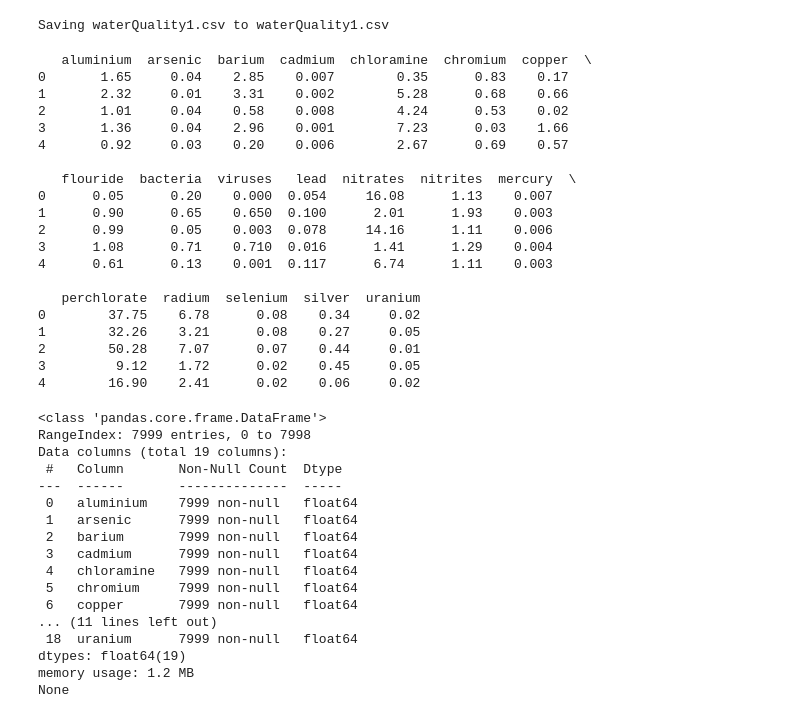
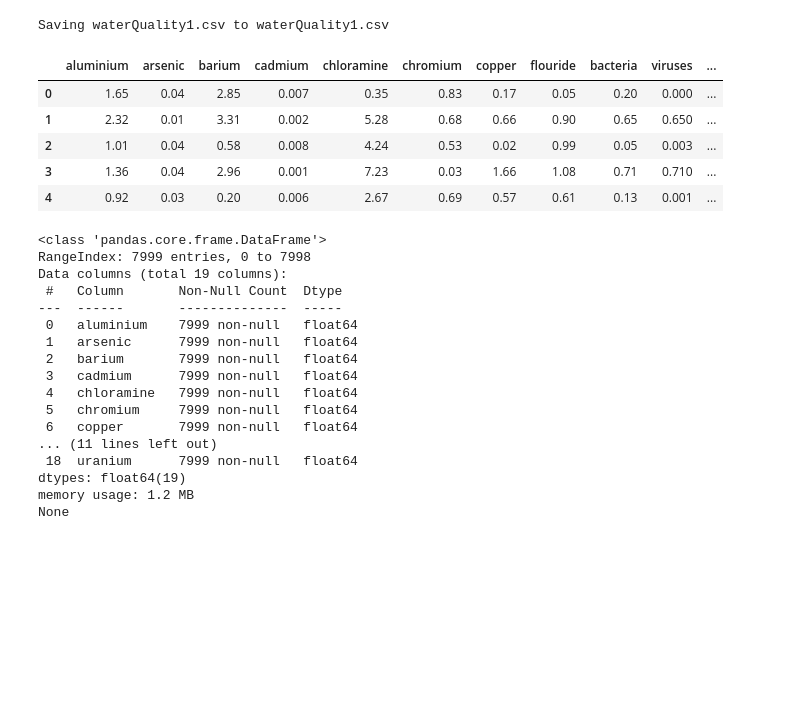
Before and after one commit to andhikapepe/KNN-python-implementation-k-nearest-neighbors, a Jupyter notebook: KNN_python_implementation_k_nearest_neighbors.ipynb, the cells around one changed output. Saved outputs shown, nothing was run; the diff lists cells and outputs as text; code cells hidden in the pictures; blank space fills up the shorter version.

```diff
--- a/KNN_python_implementation_k_nearest_neighbors.ipynb
+++ b/KNN_python_implementation_k_nearest_neighbors.ipynb
@@ -22,31 +22,17 @@ Saving waterQuality1.csv to waterQuality1.csv
 # %%
 # Baca dataset dari file yang diunggah
 dataset = pd.read_csv(file_name)
 dataset = dataset.select_dtypes(include=['int64', 'float64'])
 
 # Tampilkan beberapa baris pertama dari dataset
-print(dataset.head())
+dataset.head()
 # %% [output]
-   aluminium  arsenic  barium  cadmium  chloramine  chromium  copper  \
-0       1.65     0.04    2.85    0.007        0.35      0.83    0.17
-1       2.32     0.01    3.31    0.002        5.28      0.68    0.66
-2       1.01     0.04    0.58    0.008        4.24      0.53    0.02
-3       1.36     0.04    2.96    0.001        7.23      0.03    1.66
-4       0.92     0.03    0.20    0.006        2.67      0.69    0.57
-
-   flouride  bacteria  viruses   lead  nitrates  nitrites  mercury  \
-0      0.05      0.20    0.000  0.054     16.08      1.13    0.007
-1      0.90      0.65    0.650  0.100      2.01      1.93    0.003
-2      0.99      0.05    0.003  0.078     14.16      1.11    0.006
-3      1.08      0.71    0.710  0.016      1.41      1.29    0.004
-4      0.61      0.13    0.001  0.117      6.74      1.11    0.003
-
-   perchlorate  radium  selenium  silver  uranium
-0        37.75    6.78      0.08    0.34     0.02
-1        32.26    3.21      0.08    0.27     0.05
-2        50.28    7.07      0.07    0.44     0.01
-3         9.12    1.72      0.02    0.45     0.05
-4        16.90    2.41      0.02    0.06     0.02
+|  | aluminium | arsenic | barium | cadmium | chloramine | chromium | copper | flouride | bacteria | viruses | ... |
+| 0 | 1.65 | 0.04 | 2.85 | 0.007 | 0.35 | 0.83 | 0.17 | 0.05 | 0.20 | 0.000 | ... |
+| 1 | 2.32 | 0.01 | 3.31 | 0.002 | 5.28 | 0.68 | 0.66 | 0.90 | 0.65 | 0.650 | ... |
+| 2 | 1.01 | 0.04 | 0.58 | 0.008 | 4.24 | 0.53 | 0.02 | 0.99 | 0.05 | 0.003 | ... |
+| 3 | 1.36 | 0.04 | 2.96 | 0.001 | 7.23 | 0.03 | 1.66 | 1.08 | 0.71 | 0.710 | ... |
+| 4 | 0.92 | 0.03 | 0.20 | 0.006 | 2.67 | 0.69 | 0.57 | 0.61 | 0.13 | 0.001 | ... |
 # %%
 print(dataset.info())
 # %% [output]
```
Also changed, not shown: parts of 4 cells of this notebook.
